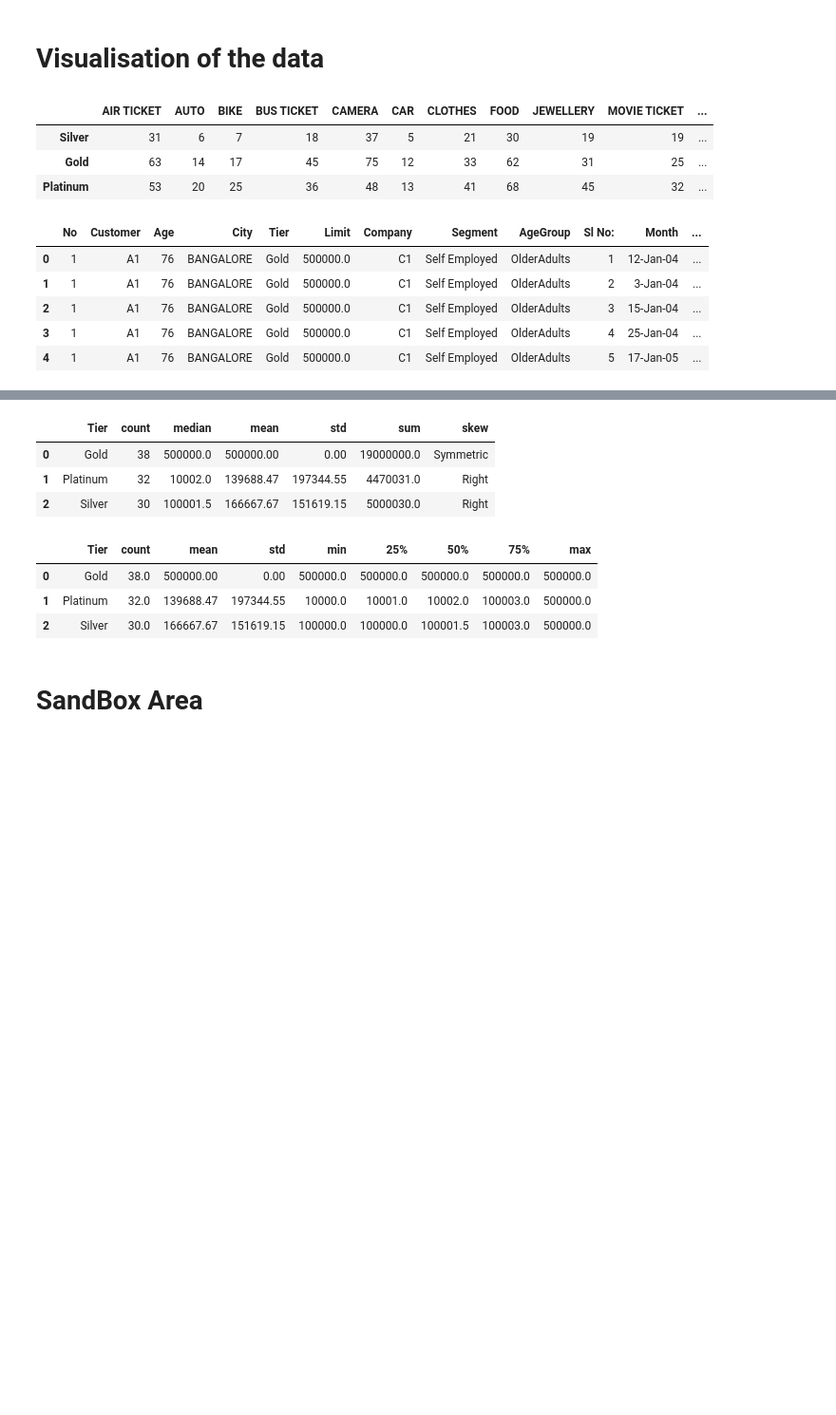
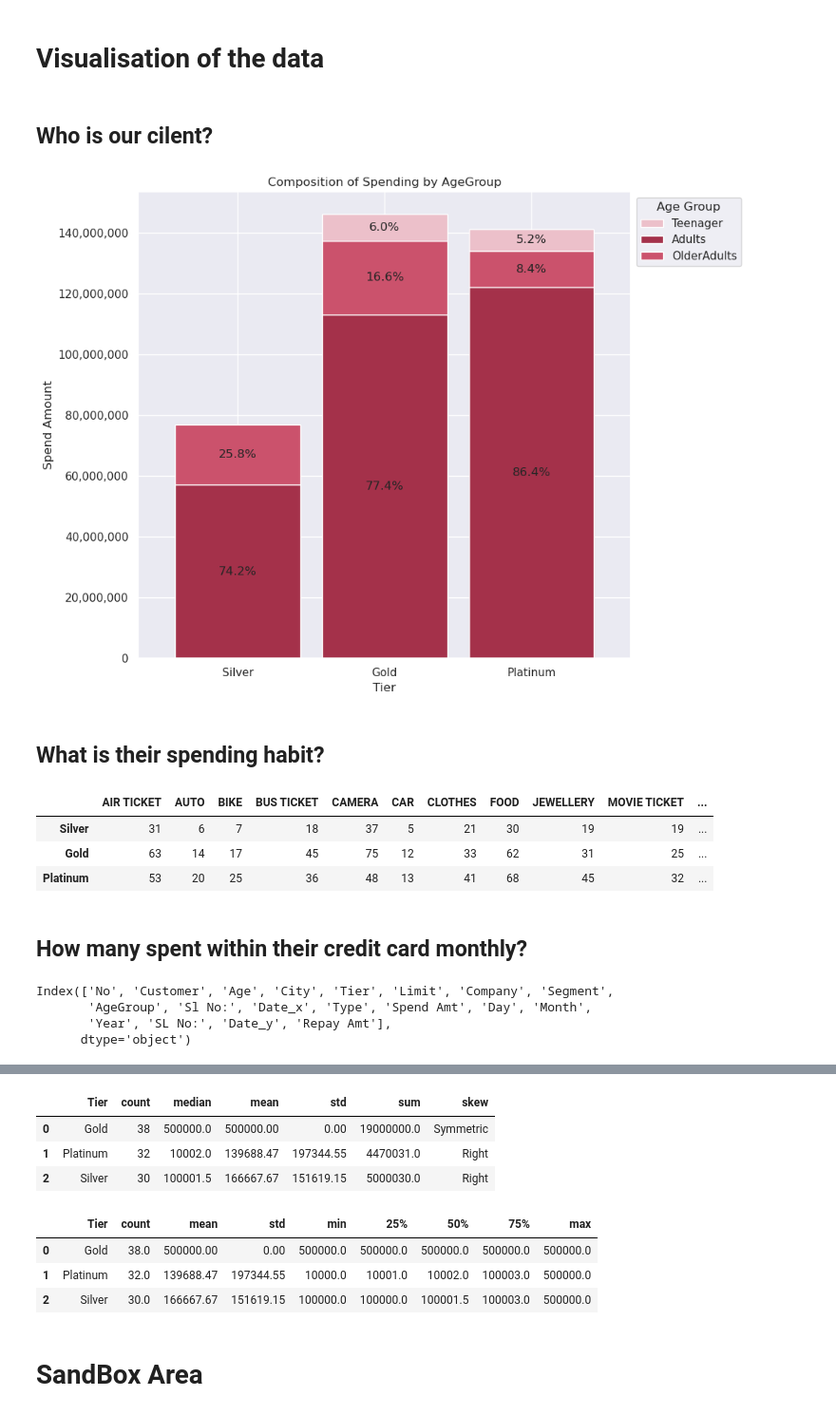
Before and after one commit to laysiong/Data-Analysis-Projects, a Jupyter notebook: credit-card-exploratory-data-analysis.ipynb, the cells around one changed output, grey strips where cells are left out. Shown at 95% size. Drawn from its saved outputs; the diff is of its cells as text; code cells hidden in the pictures; blank space fills up the shorter version.

```diff
--- a/credit-card-exploratory-data-analysis.ipynb
+++ b/credit-card-exploratory-data-analysis.ipynb
@@ -112,3 +113,5 @@ sns.set()
 # %%
 # Cus_N_Spend_df.loc[Cus_N_Spend_df['Tier']=='Silver'].count
 #Cus_cy_df.loc[Cus_cy_df['Tier']=='Silver']
+# %% [markdown]
+<h2>Who is our cilent?</h2>
@@ -115 +121,60 @@ sns.set()
+# %%
+# Sorting the data by 'Tier' and 'AgeGroup'
+amount_sum_by_agegroup_type = Cus_N_Spend_df.groupby(['AgeGroup', 'Tier'])['Spend Amt'].sum().reset_index()
+amount_sum_by_agegroup_type.sort_values(['Tier', 'AgeGroup'], inplace=True)
+
+
+#color_palette
+stack_color_palette=['#A4314A','#CB526C','#ECC0CA']
+
+
+# Create the pivot data again
+pivot_data = amount_sum_by_agegroup_type.pivot(index='Tier', columns='AgeGroup', values='Spend Amt')
+
+# Create the plot
+ax = pivot_data.loc[['Silver', 'Gold', 'Platinum']].plot(kind='bar',stacked=True,figsize=(10,7.5),color=stack_color_palette, width=0.85)
+
+# Set labels and title
+plt.xlabel('Tier')
+plt.ylabel('Spend Amount')
+plt.title('Composition of Spending by AgeGroup')
+
+# Set the order of x-axis ticks
+preferred_order_tier = ['Silver', 'Gold', 'Platinum']
+ax.set_xticklabels(preferred_order_tier)
+
+# Rotate x-axis labels for better visibility
+plt.xticks(rotation=0)
+
+# Format y-axis ticks with thousands separator
+from matplotlib import ticker
+formatter = ticker.StrMethodFormatter('{x:,.0f}')
+plt.gca().yaxis.set_major_formatter(formatter)
+
+# Set the order and title for legends
+handles, labels = ax.get_legend_handles_labels()
+preferred_order_agegroup = ['Teenager', 'Adults', 'OlderAdults']
+labels, handles = zip(*sorted(zip(labels, handles), key=lambda x: preferred_order_agegroup.index(x[0])))
+ax.legend(handles, labels, title='Age Group', loc='upper left', bbox_to_anchor=(1, 1))
+
+# Annotate the bars
+for idx, label in enumerate(preferred_order_tier):
+    total = pivot_data.loc[label].sum()  # total amount for this tier
+    y_offset = 0  # To keep track of where to put text in the y-axis
+    for col in pivot_data.columns:
+        value = pivot_data.loc[label, col]
+        if value == 0:  # Skip zero values
+            continue
+        percentage = (value / total) * 100  # Calculate the percentage
+        y_pos = y_offset + (value / 2)  # Position to place text in y-axis
+        ax.text(idx, y_pos, f"{percentage:.1f}%", ha='center', va='center')
+        y_offset += value # Increase the y_offset for next iteration
+
+
+plt.tight_layout(rect=[0, 0, 1, 1])
+plt.show()
+# %% [output]
+[figure, added]
+# %% [markdown]
+<h2>What is their spending habit?
 # %%
@@ -138,12 +200,5 @@ sorted_table
 | Silver | 31 | 6 | 7 | 18 | 37 | 5 | 21 | 30 | 19 | 19 | ... |
 | Gold | 63 | 14 | 17 | 45 | 75 | 12 | 33 | 62 | 31 | 25 | ... |
 | Platinum | 53 | 20 | 25 | 36 | 48 | 13 | 41 | 68 | 45 | 32 | ... |
-# %%
-Cus_N_Spend_df.head(5)
-# %% [output]
-|  | No | Customer | Age | City | Tier | Limit | Company | Segment | AgeGroup | Sl No: | Month | ... |
-| 0 | 1 | A1 | 76 | BANGALORE | Gold | 500000.0 | C1 | Self Employed | OlderAdults | 1 | 12-Jan-04 | ... |
-| 1 | 1 | A1 | 76 | BANGALORE | Gold | 500000.0 | C1 | Self Employed | OlderAdults | 2 | 3-Jan-04 | ... |
-| 2 | 1 | A1 | 76 | BANGALORE | Gold | 500000.0 | C1 | Self Employed | OlderAdults | 3 | 15-Jan-04 | ... |
-| 3 | 1 | A1 | 76 | BANGALORE | Gold | 500000.0 | C1 | Self Employed | OlderAdults | 4 | 25-Jan-04 | ... |
-| 4 | 1 | A1 | 76 | BANGALORE | Gold | 500000.0 | C1 | Self Employed | OlderAdults | 5 | 17-Jan-05 | ... |
+# %% [markdown]
+<h2> How many spent within their credit card monthly? </h2>
@@ -150,3 +222,10 @@ Cus_N_Spend_df.head(5)
+# %%
+df.columns
+# %% [output]
+Index(['No', 'Customer', 'Age', 'City', 'Tier', 'Limit', 'Company', 'Segment',
+       'AgeGroup', 'Sl No:', 'Date_x', 'Type', 'Spend Amt', 'Day', 'Month',
+       'Year', 'SL No:', 'Date_y', 'Repay Amt'],
+      dtype='object')
 # %%
 # Create a figure and a grid of subplots
 fig, axes = plt.subplots(nrows=2, ncols=1, figsize=(10,10))
```
Also changed, not shown: parts of 21 cells of this notebook.
